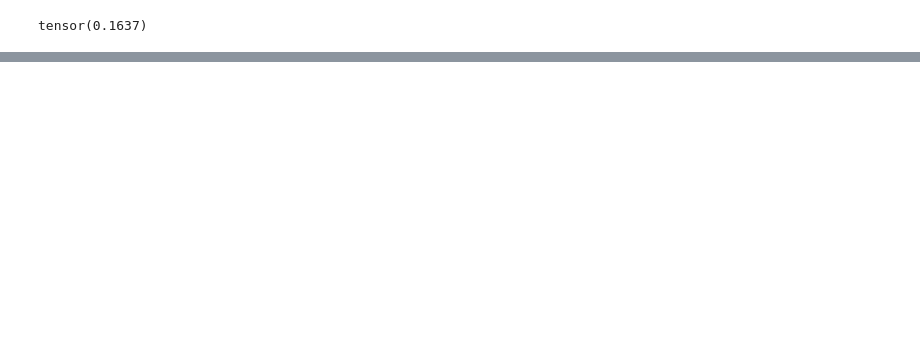
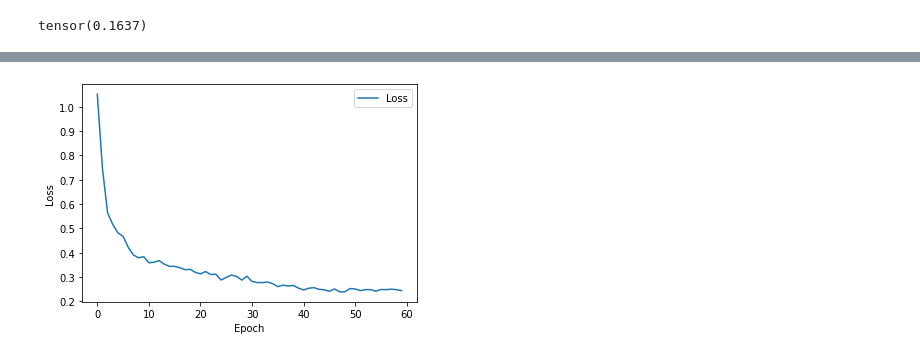
Before and after one commit to ReAlex1902/MRI-Tumor-Segmentation, a Jupyter notebook: MRI_tumor_detection.ipynb, the cells around one changed output, grey strips where cells are left out. Drawn from its saved outputs; the diff is of its cells as text; code cells hidden in the pictures; blank space fills up the shorter version.

```diff
--- a/MRI_tumor_detection.ipynb
+++ b/MRI_tumor_detection.ipynb
@@ -554,0 +568,5 @@ compute_dice(unet, test_loader)
+# %%
+ax = sns.lineplot(x = [i for i in range(EPOCHS)], y = loss_history, label = 'Loss');
+ax.set(xlabel = 'Epoch', ylabel = 'Loss');
+# %% [output]
+[figure, added]
```
Also changed, not shown: parts of 23 cells of this notebook.
